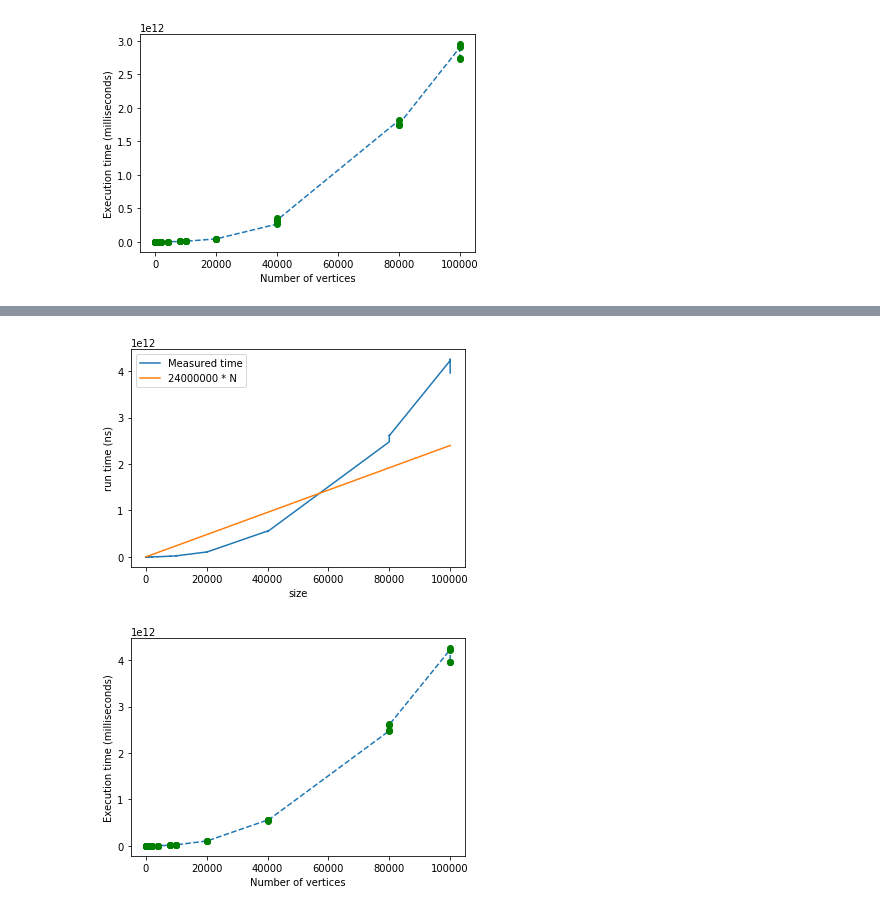
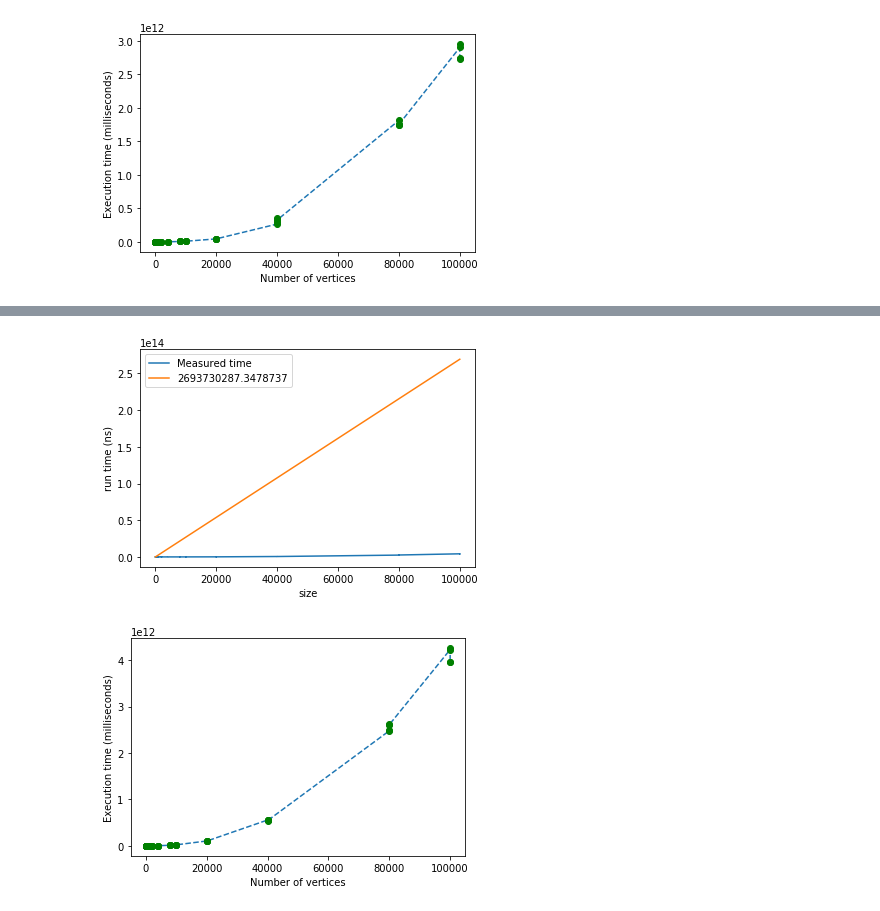
Before and after one commit to nurSaadat/algo2022, a Jupyter notebook: Algorithms_plots.ipynb, the cells around one changed output, grey strips where cells are left out. Saved outputs shown, nothing was run; the diff lists cells and outputs as text; code cells hidden in the pictures.

```diff
--- a/Algorithms_plots.ipynb
+++ b/Algorithms_plots.ipynb
@@ -165,15 +165,15 @@ Size            Time(ns)                        Costant
 # %%
 import matplotlib.pyplot as plt
 
-reference = [24000000 * size for size in list_sizes]
+reference = [c * size for size in list_sizes]
 plt.plot(list_sizes, run_times)
 plt.plot(list_sizes, reference)
-plt.legend(["Measured time", "24000000 * N"])
+plt.legend(["Measured time", c," * N"])
 plt.ylabel('run time (ns)')
 plt.xlabel('size')
 plt.show()
 # %% [output]
-[figure, old version]
+[figure, new version]
 # %%
 # Prim's algorithm
 
```
Also changed, not shown: parts of 1 cell of this notebook.
